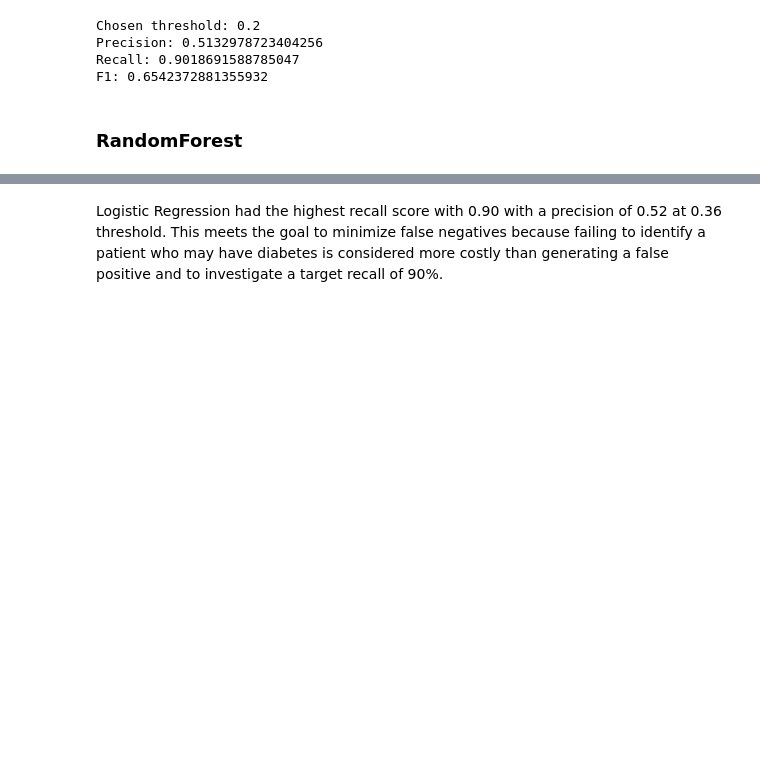
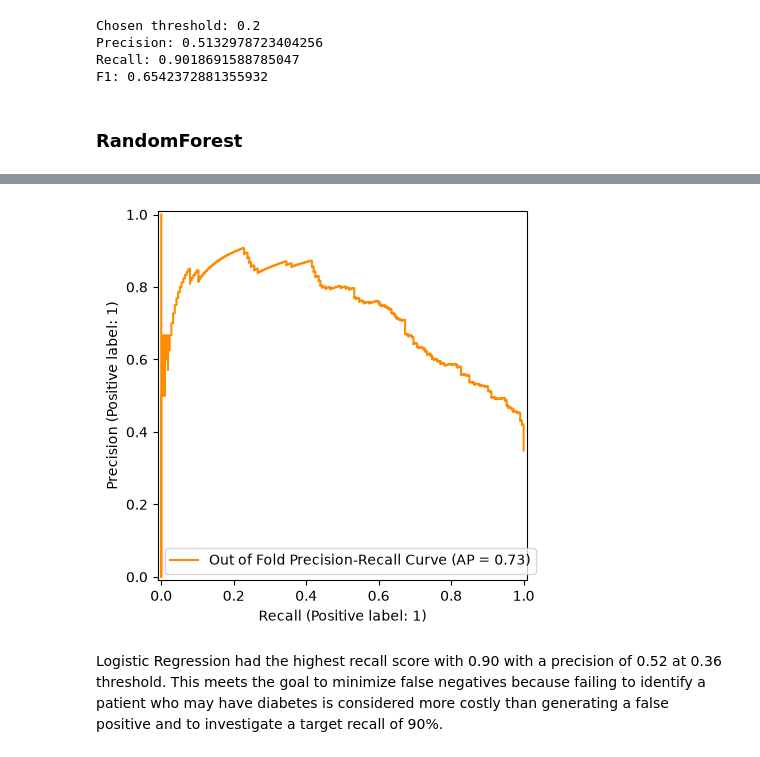
Before and after one commit to abdulazeemsodimu/diabetes_prediction, a Jupyter notebook: notebooks/modelling v2.ipynb, the cells around one changed output, grey strips where cells are left out. Cells and saved outputs as stored; diff of their text form; code cells hidden in the pictures; blank space fills up the shorter version.

```diff
--- a/notebooks/modelling v2.ipynb
+++ b/notebooks/modelling v2.ipynb
@@ -707,3 +527,8 @@ F1: 0.6554621848739496
+# %%
+oof_probs_positive = cross_val_predict(lr_grsearch.best_estimator_, X_train, y_train, cv=cv, method='predict_proba')[:,1]
+display = PrecisionRecallDisplay.from_predictions(y_train, oof_probs_positive, name='Out of Fold Precision-Recall Curve', color='darkorange')
+# %% [output]
+[figure, added]
 # %% [markdown]
 Logistic Regression had the highest recall score with 0.90 with a precision of 0.52 at 0.36 threshold. This meets the goal to minimize false negatives because failing to identify a patient who may have diabetes is considered more costly than generating a false positive and to investigate a target recall of 90%.
 # %% [markdown]
```
Also changed, not shown: parts of 28 cells of this notebook, 1 other file.
